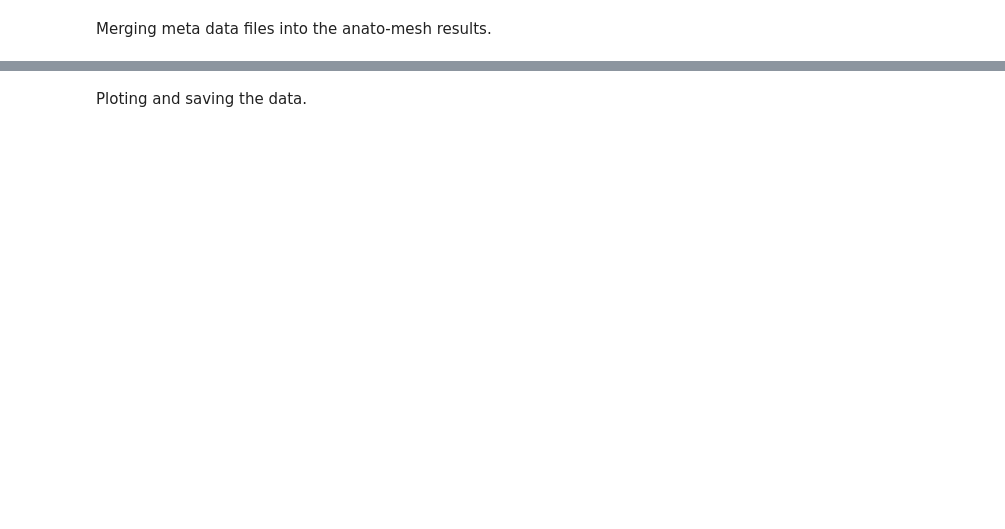
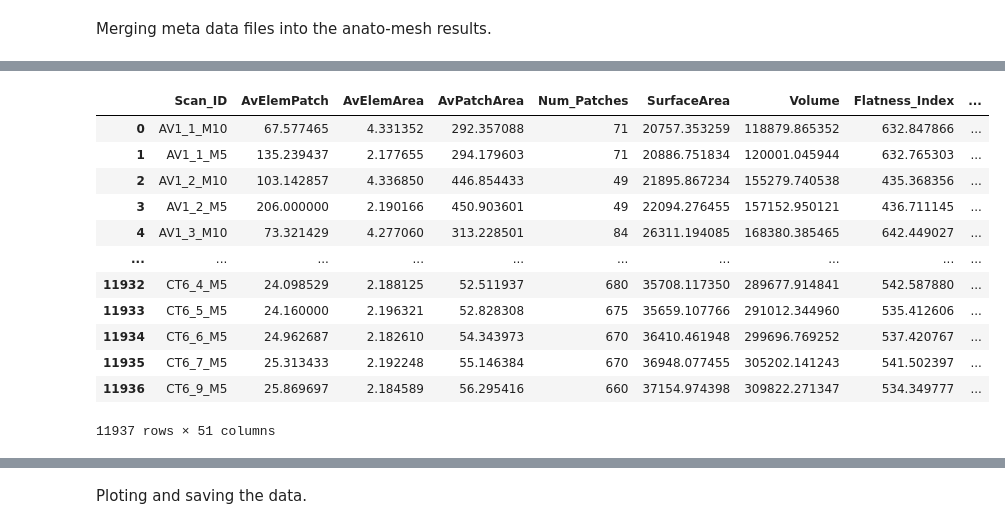
Before and after one commit to SurgBioMech/anato-shape, a Jupyter notebook: anato-mesh-notebook.ipynb, the cells around one changed output, grey strips where cells are left out. Cells and saved outputs as stored; diff of their text form; code cells hidden in the pictures; blank space fills up the shorter version.

```diff
--- a/anato-mesh-notebook.ipynb
+++ b/anato-mesh-notebook.ipynb
@@ -70,0 +211,6 @@ Merging meta data files into the anato-mesh results.
+# %%
+cook = pd.read_excel('Cook_ScaleSampled_7102025.xlsx')
+# %%
+cook['Scan_ID'] = cook['ScanName']
+# %%
+cook = cook.drop(columns=['Patient_ID', 'Scan_Number', 'Mesh_Density', 'Casorati_Mean_Norm', 'IntGaussian_Fluct_Norm', 'Mean_Radius', 'ScanName'])
@@ -70,0 +234,18 @@ Merging meta data files into the anato-mesh results.
+# %%
+data = pd.concat([all_data, cook], ignore_index=True)
+# %%
+data
+# %% [output]
+|  | Scan_ID | AvElemPatch | AvElemArea | AvPatchArea | Num_Patches | SurfaceArea | Volume | Flatness_Index | ... |
+| 0 | AV1_1_M10 | 67.577465 | 4.331352 | 292.357088 | 71 | 20757.353259 | 118879.865352 | 632.847866 | ... |
+| 1 | AV1_1_M5 | 135.239437 | 2.177655 | 294.179603 | 71 | 20886.751834 | 120001.045944 | 632.765303 | ... |
+| 2 | AV1_2_M10 | 103.142857 | 4.336850 | 446.854433 | 49 | 21895.867234 | 155279.740538 | 435.368356 | ... |
+| 3 | AV1_2_M5 | 206.000000 | 2.190166 | 450.903601 | 49 | 22094.276455 | 157152.950121 | 436.711145 | ... |
+| 4 | AV1_3_M10 | 73.321429 | 4.277060 | 313.228501 | 84 | 26311.194085 | 168380.385465 | 642.449027 | ... |
+| ... | ... | ... | ... | ... | ... | ... | ... | ... | ... |
+| 11932 | CT6_4_M5 | 24.098529 | 2.188125 | 52.511937 | 680 | 35708.117350 | 289677.914841 | 542.587880 | ... |
+| 11933 | CT6_5_M5 | 24.160000 | 2.196321 | 52.828308 | 675 | 35659.107766 | 291012.344960 | 535.412606 | ... |
+| 11934 | CT6_6_M5 | 24.962687 | 2.182610 | 54.343973 | 670 | 36410.461948 | 299696.769252 | 537.420767 | ... |
+| 11935 | CT6_7_M5 | 25.313433 | 2.192248 | 55.146384 | 670 | 36948.077455 | 305202.141243 | 541.502397 | ... |
+| 11936 | CT6_9_M5 | 25.869697 | 2.184589 | 56.295416 | 660 | 37154.974398 | 309822.271347 | 534.349777 | ... |
+11937 rows × 51 columns
```
Also changed, not shown: parts of 26 cells of this notebook, 3 other files.
